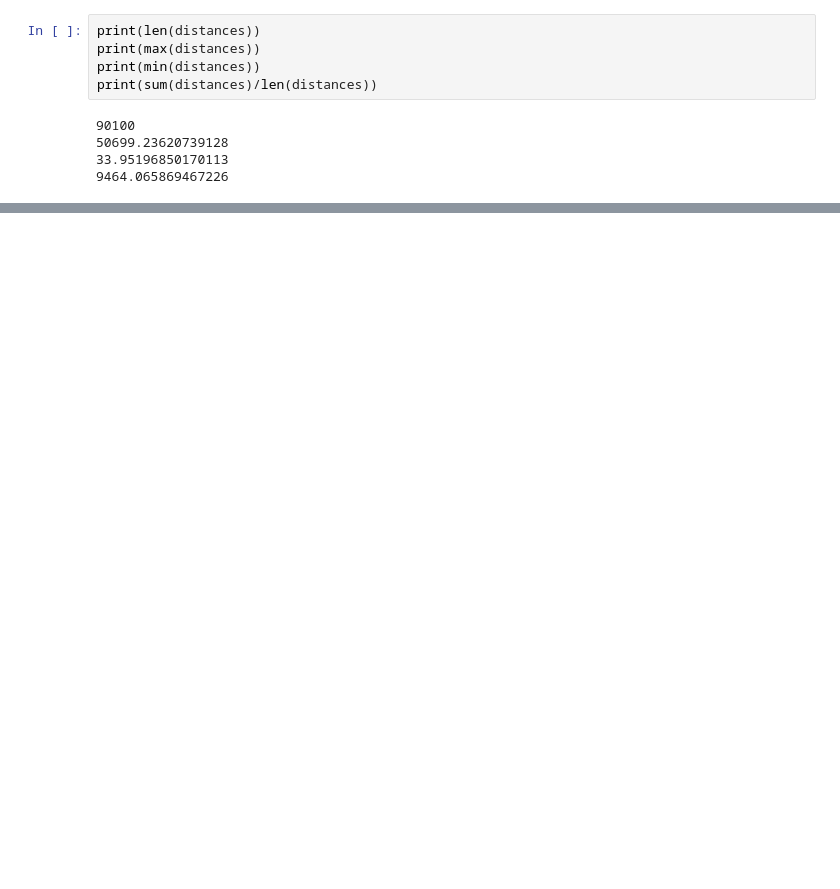
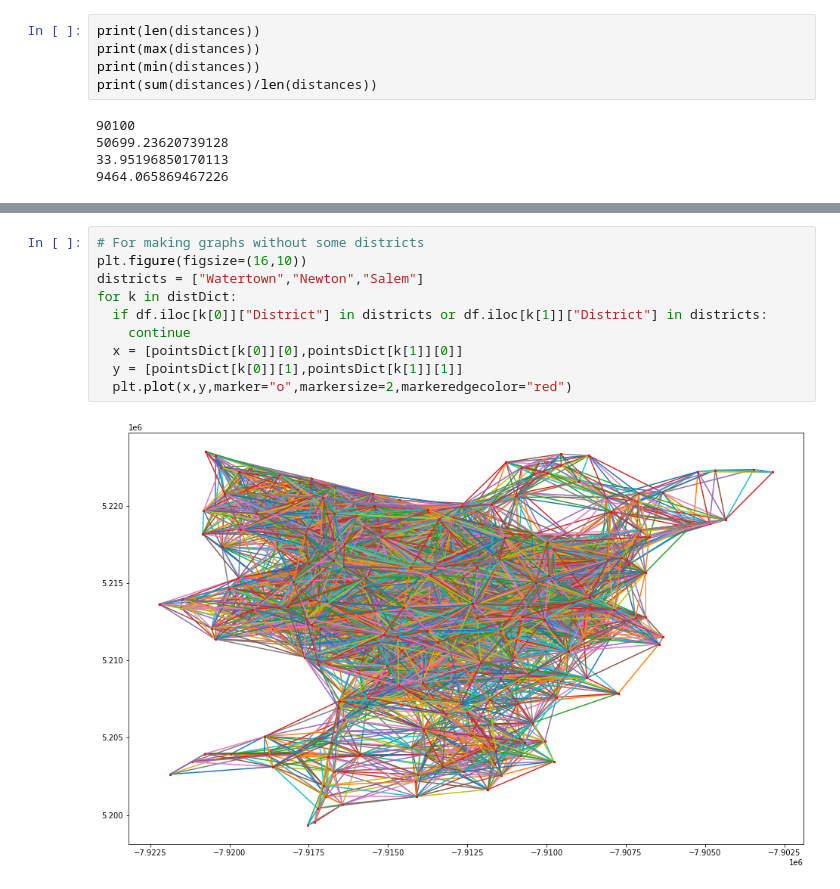
Before and after one commit to RaajasTongaonkar/CS5800-Final-Project, a Jupyter notebook: CS5800_final_proj_submap_generation.ipynb, the cells around one changed output, grey strips where cells are left out. Cells and saved outputs as stored; diff of their text form; blank space fills up the shorter version.

```diff
--- a/CS5800_final_proj_submap_generation.ipynb
+++ b/CS5800_final_proj_submap_generation.ipynb
@@ -111,0 +213,12 @@ f.close()
+# %%
+# For making graphs without some districts
+plt.figure(figsize=(16,10))
+districts = ["Watertown","Newton","Salem"]
+for k in distDict:
+  if df.iloc[k[0]]["District"] in districts or df.iloc[k[1]]["District"] in districts:
+    continue
+  x = [pointsDict[k[0]][0],pointsDict[k[1]][0]]
+  y = [pointsDict[k[0]][1],pointsDict[k[1]][1]]
+  plt.plot(x,y,marker="o",markersize=2,markeredgecolor="red")
+# %% [output]
+[figure, added]
```
Also changed, not shown: parts of 22 cells of this notebook, 2 other files.
